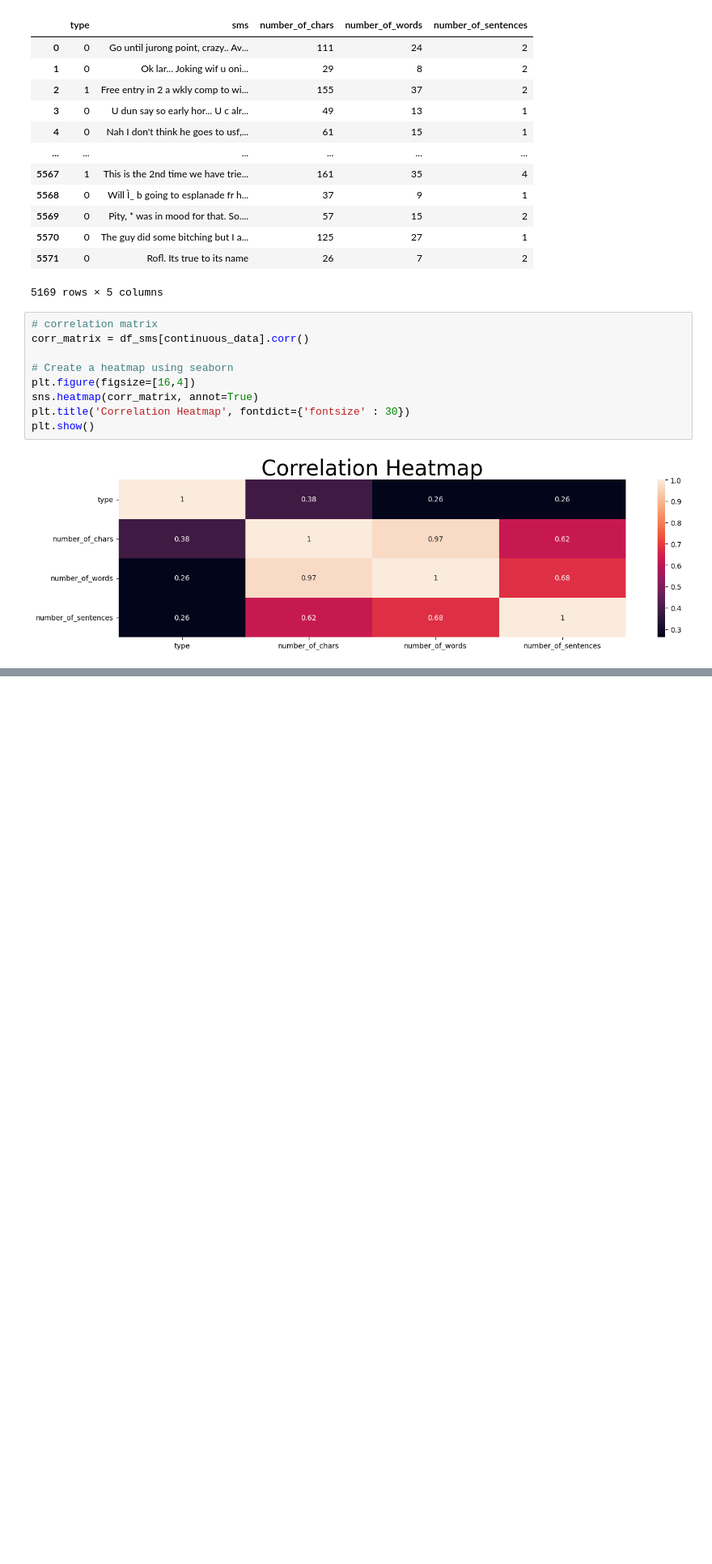
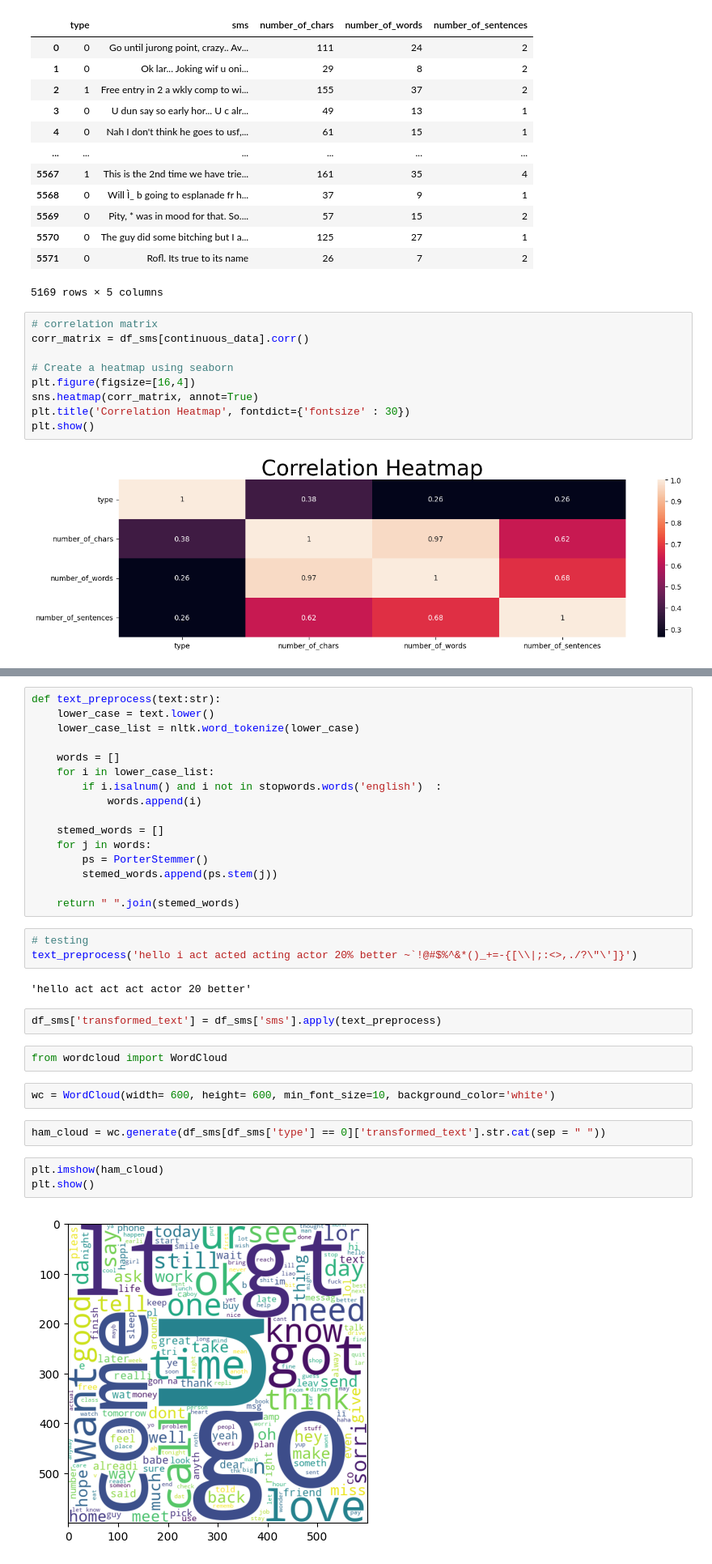
Before and after one commit to HarshitLaloriya/SMS-Classification-Model, a Jupyter notebook: ml.ipynb, the cells around one changed output, grey strips where cells are left out. Shown at 81% size. Cells and saved outputs as stored; diff of their text form; blank space fills up the shorter version.

Commit message:
wordcloud completed

```diff
--- a/ml.ipynb
+++ b/ml.ipynb
@@ -270,0 +259,34 @@ plt.show()
+# %%
+def text_preprocess(text:str):
+    lower_case = text.lower()
+    lower_case_list = nltk.word_tokenize(lower_case)
+
+    words = []
+    for i in lower_case_list:
+        if i.isalnum() and i not in stopwords.words('english')  :
+            words.append(i)
+
+    stemed_words = []
+    for j in words:
+        ps = PorterStemmer()
+        stemed_words.append(ps.stem(j))
+
+    return " ".join(stemed_words)
+# %%
+# testing
+text_preprocess('hello i act acted acting actor 20% better ~`!@#$%^&*()_+=-{[\\|;:<>,./?\"\']}')
+# %% [output]
+'hello act act act actor 20 better'
+# %%
+df_sms['transformed_text'] = df_sms['sms'].apply(text_preprocess)
+# %%
+from wordcloud import WordCloud
+# %%
+wc = WordCloud(width= 600, height= 600, min_font_size=10, background_color='white')
+# %%
+ham_cloud = wc.generate(df_sms[df_sms['type'] == 0]['transformed_text'].str.cat(sep = " "))
+# %%
+plt.imshow(ham_cloud)
+plt.show()
+# %% [output]
+[figure, added]
```
Also changed, not shown: parts of 14 cells of this notebook.
